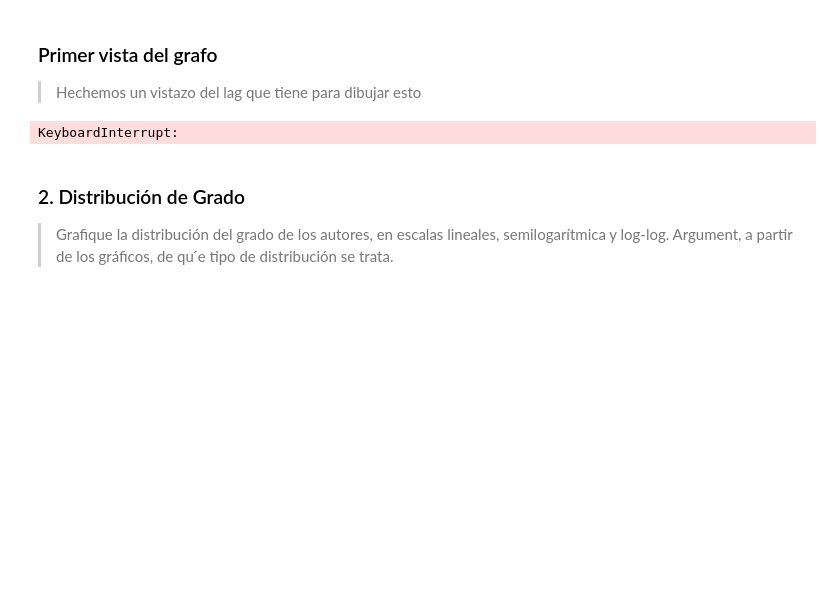
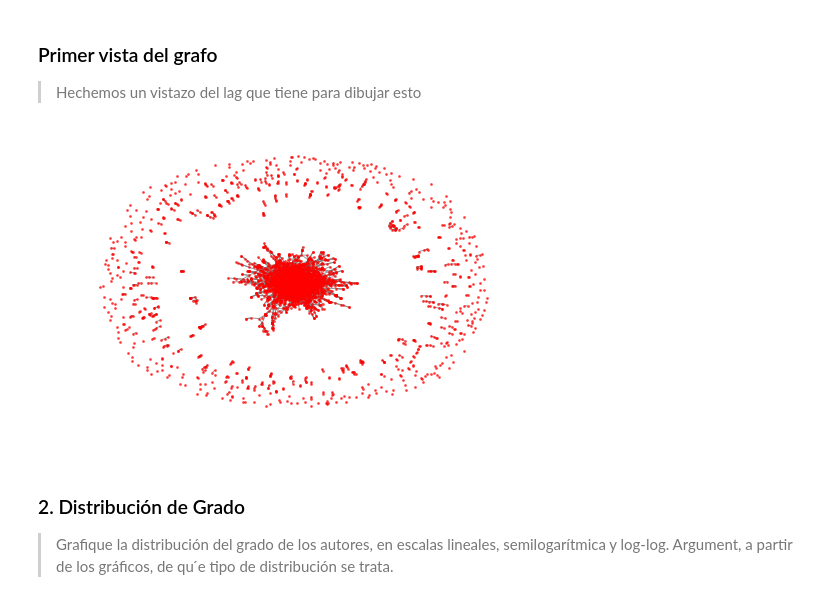
Before and after one commit to BrianBohe/DataScienceCourse, a Jupyter notebook: tp4/Untitled.ipynb, the cells around one changed output. Cells and saved outputs as stored; diff of their text form; code cells hidden in the pictures; blank space fills up the shorter version.

```diff
--- a/tp4/Untitled.ipynb
+++ b/tp4/Untitled.ipynb
@@ -64,12 +61,16 @@ Cantidad de ejes en el grafo: 7977
 <h3>Primer vista del grafo</h3>
 <blockquote>Hechemos un vistazo del lag que tiene para dibujar esto</blockquote>
 # %%
-plt.clf()
-limits = plt.axis('off')
-nx.draw_networkx(G, pos=nx.spring_layout(G), node_shape="o", node_size=100, with_labels=False, node_color='orange grey', edge_color='black')
-plt.show()
+def plot_this_graph(graph, g_label):
+    plt.clf()
+    plt.figure(1,figsize=(70,20))
+    plt.axis('off')
+    nx.draw(graph, label=g_label, alpha=0.8, pos=nx.spring_layout(graph), node_shape="o", node_size=5, with_labels=False, node_color='red', edge_color='grey')
+    plt.show()
-# %% [output]
-KeyboardInterrupt:
+# %%
+plot_this_graph(G, "Ploteo grafo original")
+# %% [output]
+[figure, added]
 # %% [markdown]
 <h3>2. Distribución de Grado</h3>
 <blockquote>Grafique la distribución del grado de los autores, en escalas lineales, semilogarítmica y log-log. Argument, a partir de los gráficos, de qu ́e tipo de distribución se trata.</blockquote>
```
Also changed, not shown: parts of 18 cells of this notebook.
